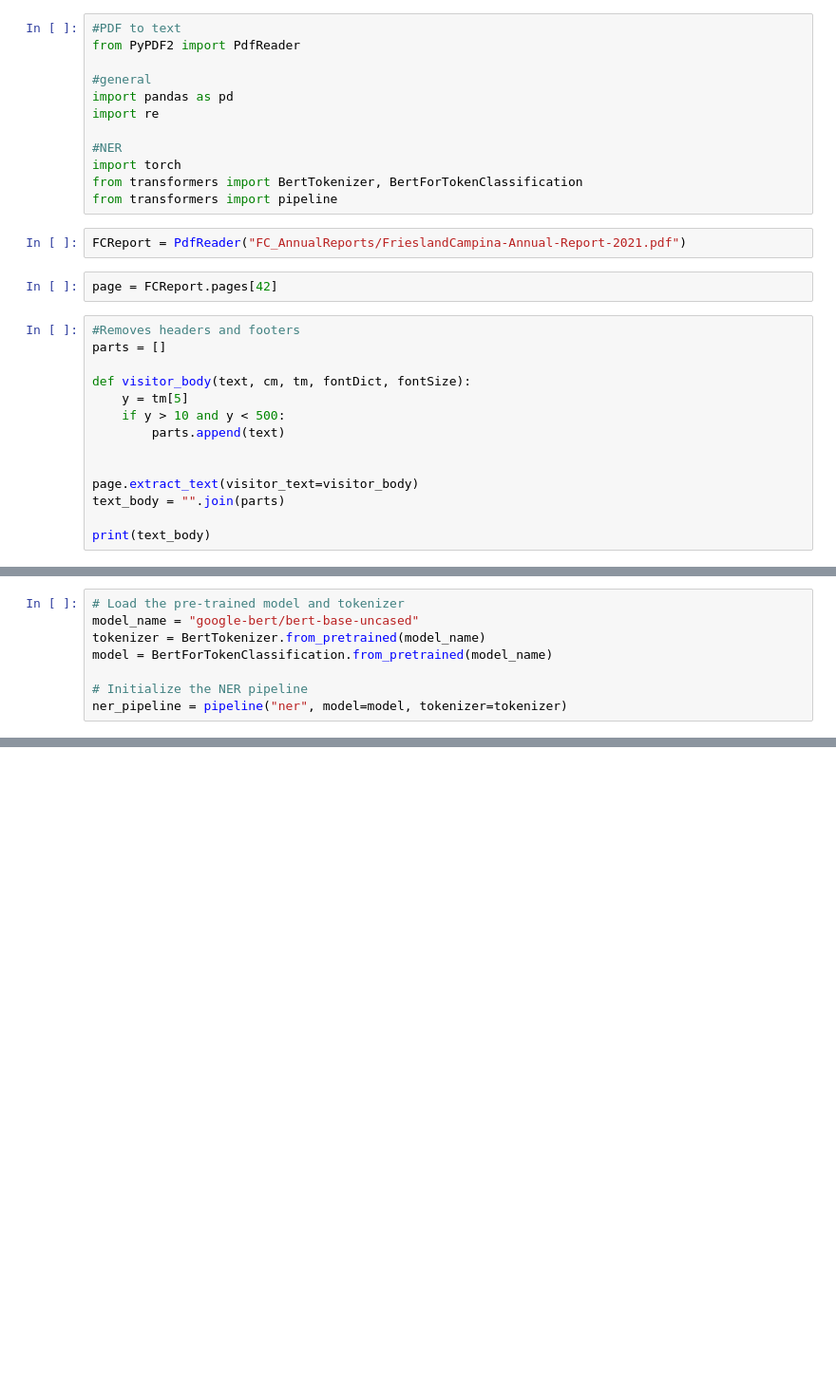
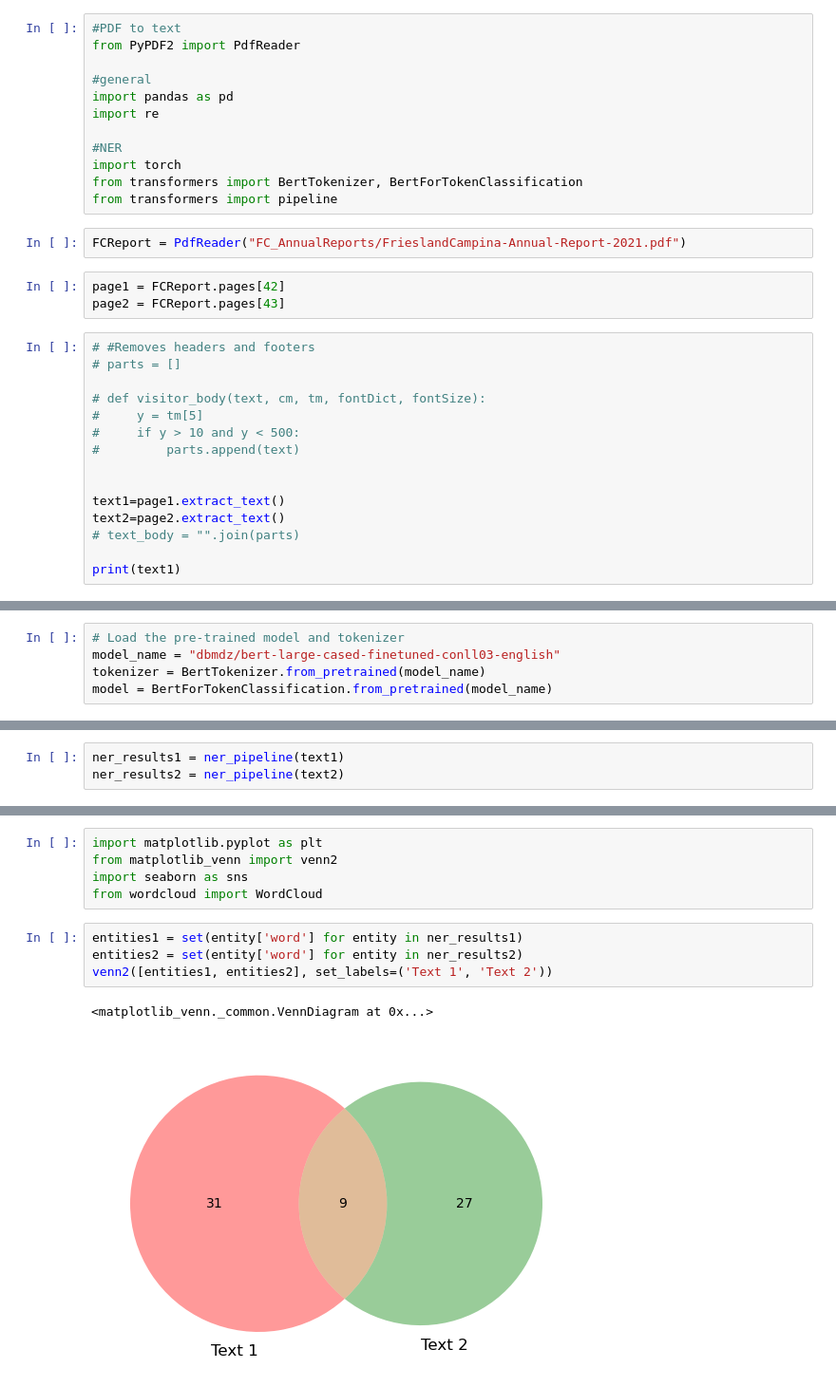
Before and after one commit to kapekm/FrieslandCampinaCaseStudy, a Jupyter notebook: FCCaseNotebook.ipynb, the cells around one changed output, grey strips where cells are left out. Shown at 95% size. Cells and saved outputs as stored; diff of their text form; blank space fills up the shorter version.

Commit message:
KM: implemented NER using BERT and added visualisation types

```diff
--- a/FCCaseNotebook.ipynb
+++ b/FCCaseNotebook.ipynb
@@ -13,19 +13,21 @@ from transformers import pipeline
 # %%
 FCReport = PdfReader("FC_AnnualReports/FrieslandCampina-Annual-Report-2021.pdf")
 # %%
-page = FCReport.pages[42]
+page1 = FCReport.pages[42]
+page2 = FCReport.pages[43]
 # %%
-#Removes headers and footers
-parts = []
+# #Removes headers and footers
+# parts = []
 
-def visitor_body(text, cm, tm, fontDict, fontSize):
-    y = tm[5]
-    if y > 10 and y < 500:
-        parts.append(text)
+# def visitor_body(text, cm, tm, fontDict, fontSize):
+#     y = tm[5]
+#     if y > 10 and y < 500:
+#         parts.append(text)
 
 
-page.extract_text(visitor_text=visitor_body)
-text_body = "".join(parts)
+text1=page1.extract_text()
+text2=page2.extract_text()
+# text_body = "".join(parts)
 
-print(text_body)
+print(text1)
 # %% [output]
@@ -49,9 +49,6 @@ emerging markets
 # %%
 # Load the pre-trained model and tokenizer
-model_name = "google-bert/bert-base-uncased"
+model_name = "dbmdz/bert-large-cased-finetuned-conll03-english"
 tokenizer = BertTokenizer.from_pretrained(model_name)
 model = BertForTokenClassification.from_pretrained(model_name)
-
-# Initialize the NER pipeline
-ner_pipeline = pipeline("ner", model=model, tokenizer=tokenizer)
 # %% [output]
@@ -60,0 +61,3 @@ OSError: [Errno 28] No space left on device
+# %%
+ner_results1 = ner_pipeline(text1)
+ner_results2 = ner_pipeline(text2)
@@ -61 +129,13 @@ OSError: [Errno 28] No space left on device
+# %%
+import matplotlib.pyplot as plt
+from matplotlib_venn import venn2
+import seaborn as sns
+from wordcloud import WordCloud
+# %%
+entities1 = set(entity['word'] for entity in ner_results1)
+entities2 = set(entity['word'] for entity in ner_results2)
+venn2([entities1, entities2], set_labels=('Text 1', 'Text 2'))
+# %% [output]
+<matplotlib_venn._common.VennDiagram at 0x...>
+[figure, added]
 # %%
```
Also changed, not shown: parts of 12 cells of this notebook.
